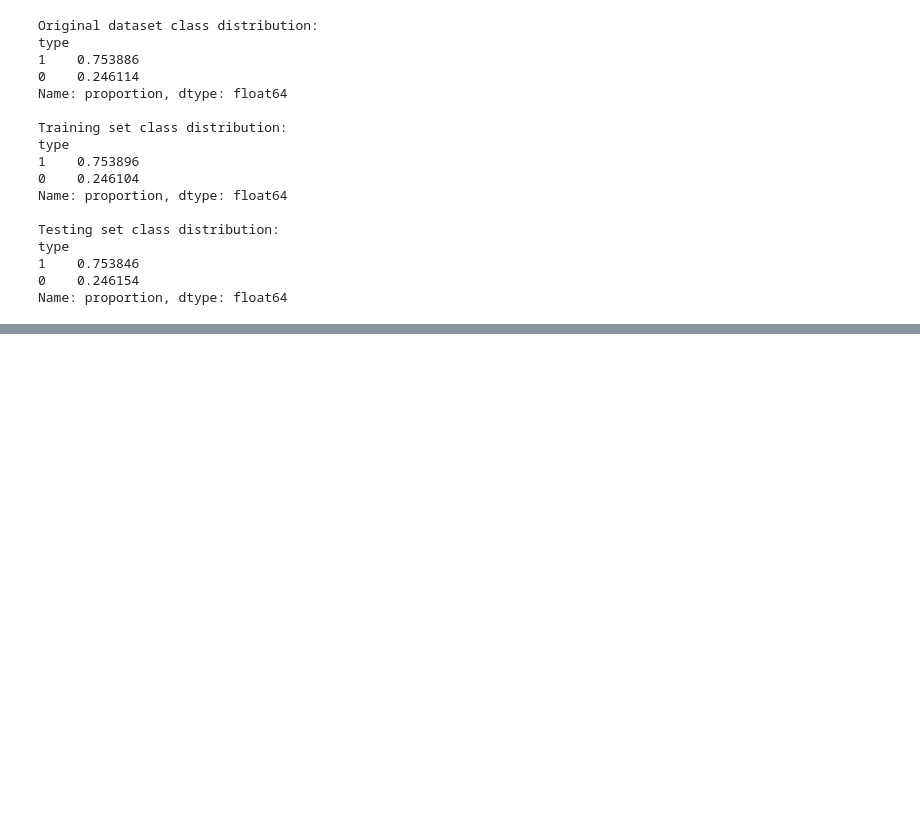
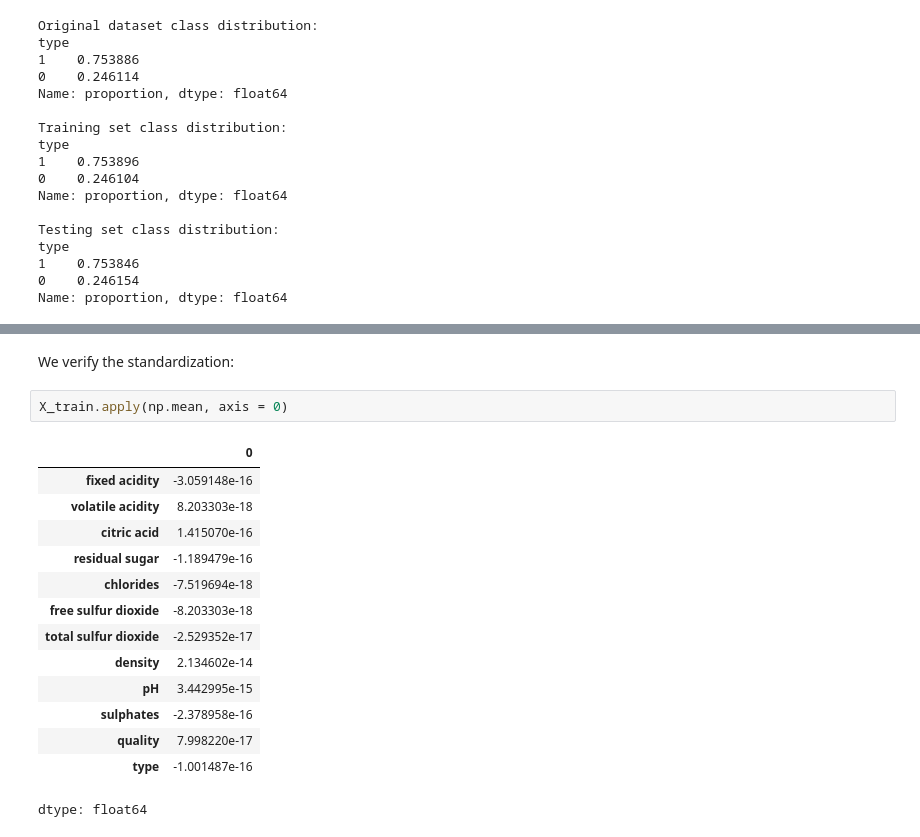
Before and after one commit to solivagvs/Stat-554, a Jupyter notebook: sandorHW07.ipynb, the cells around one changed output, grey strips where cells are left out. Cells and saved outputs as stored; diff of their text form; blank space fills up the shorter version.

```diff
--- a/sandorHW07.ipynb
+++ b/sandorHW07.ipynb
@@ -107,0 +175,19 @@ Name: proportion, dtype: float64
+# %% [markdown]
+We verify the standardization:
+# %%
+X_train.apply(np.mean, axis = 0)
+# %% [output]
+|  | 0 |
+| fixed acidity | -3.059148e-16 |
+| volatile acidity | 8.203303e-18 |
+| citric acid | 1.415070e-16 |
+| residual sugar | -1.189479e-16 |
+| chlorides | -7.519694e-18 |
+| free sulfur dioxide | -8.203303e-18 |
+| total sulfur dioxide | -2.529352e-17 |
+| density | 2.134602e-14 |
+| pH | 3.442995e-15 |
+| sulphates | -2.378958e-16 |
+| quality | 7.998220e-17 |
+| type | -1.001487e-16 |
+dtype: float64
```
Also changed, not shown: parts of 12 cells of this notebook.
